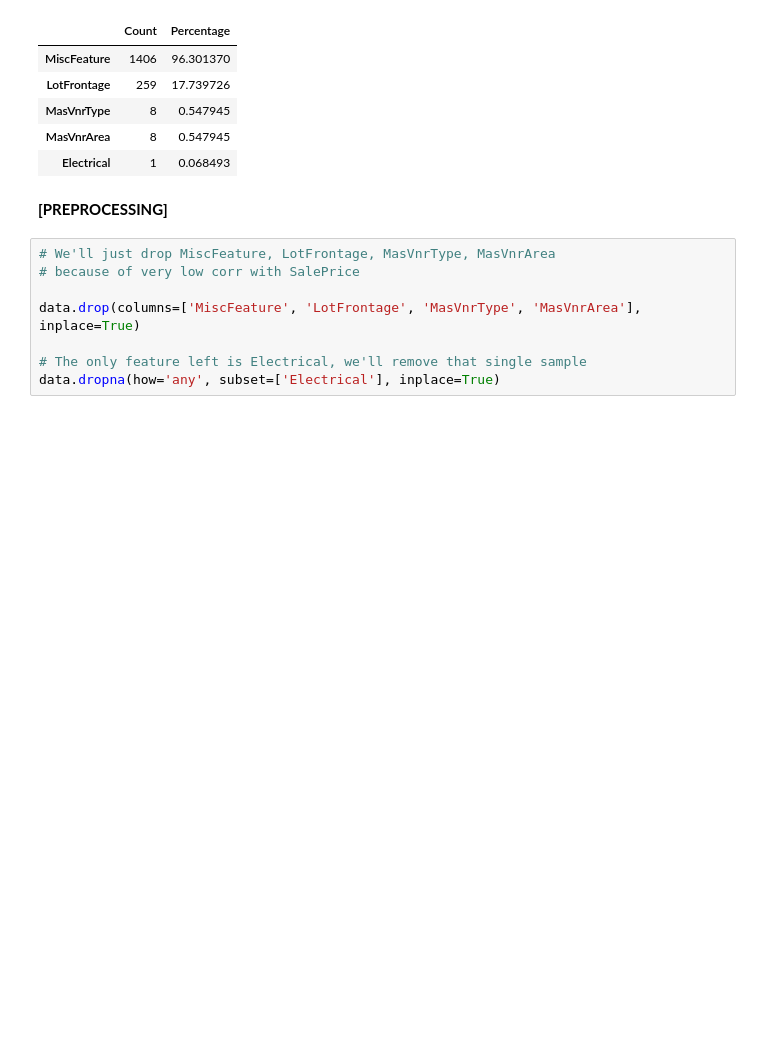
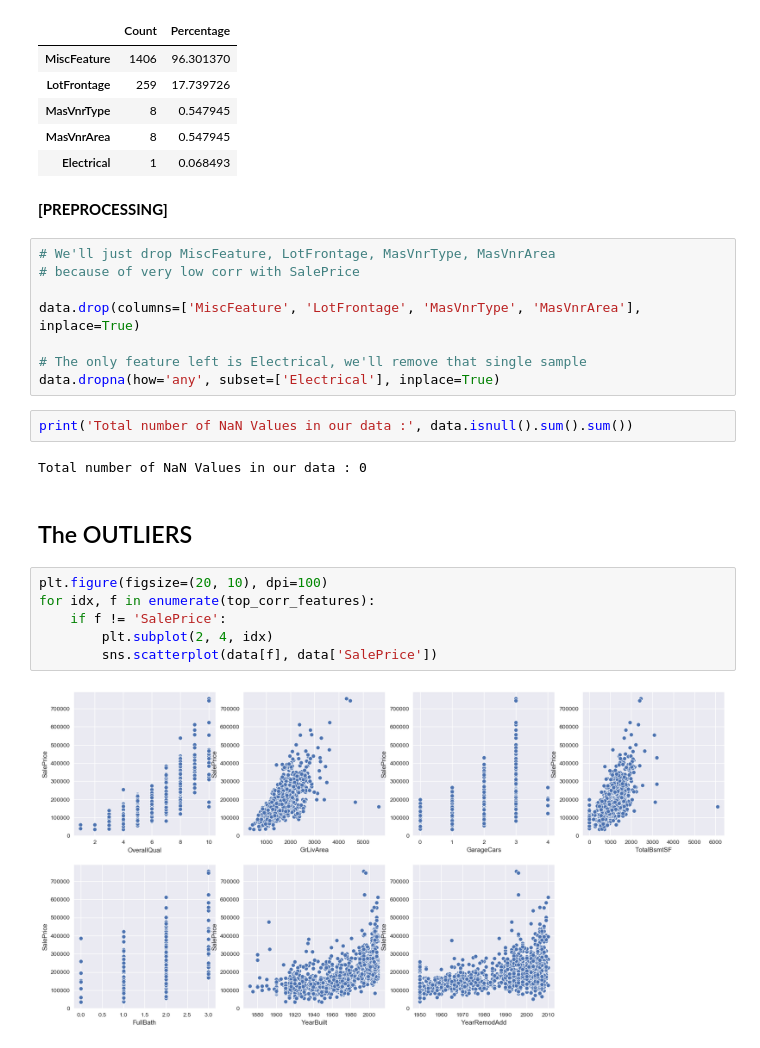
Before and after one commit to ParthikB/Kaggle, a Jupyter notebook: house_pricing/eda+fe.ipynb, the cells around one changed output. Cells and saved outputs as stored; diff of their text form; blank space fills up the shorter version.

```diff
--- a/house_pricing/eda+fe.ipynb
+++ b/house_pricing/eda+fe.ipynb
@@ -210,3 +211,17 @@ data.drop(columns=['MiscFeature', 'LotFrontage', 'MasVnrType', 'MasVnrArea'], in
 
 # The only feature left is Electrical, we'll remove that single sample
 data.dropna(how='any', subset=['Electrical'], inplace=True)
+# %%
+print('Total number of NaN Values in our data :', data.isnull().sum().sum())
+# %% [output]
+Total number of NaN Values in our data : 0
+# %% [markdown]
+## The OUTLIERS
+# %%
+plt.figure(figsize=(20, 10), dpi=100)
+for idx, f in enumerate(top_corr_features):
+    if f != 'SalePrice':
+        plt.subplot(2, 4, idx)
+        sns.scatterplot(data[f], data['SalePrice'])
+# %% [output]
+[figure, added]
```
Also changed, not shown: parts of 14 cells of this notebook.
